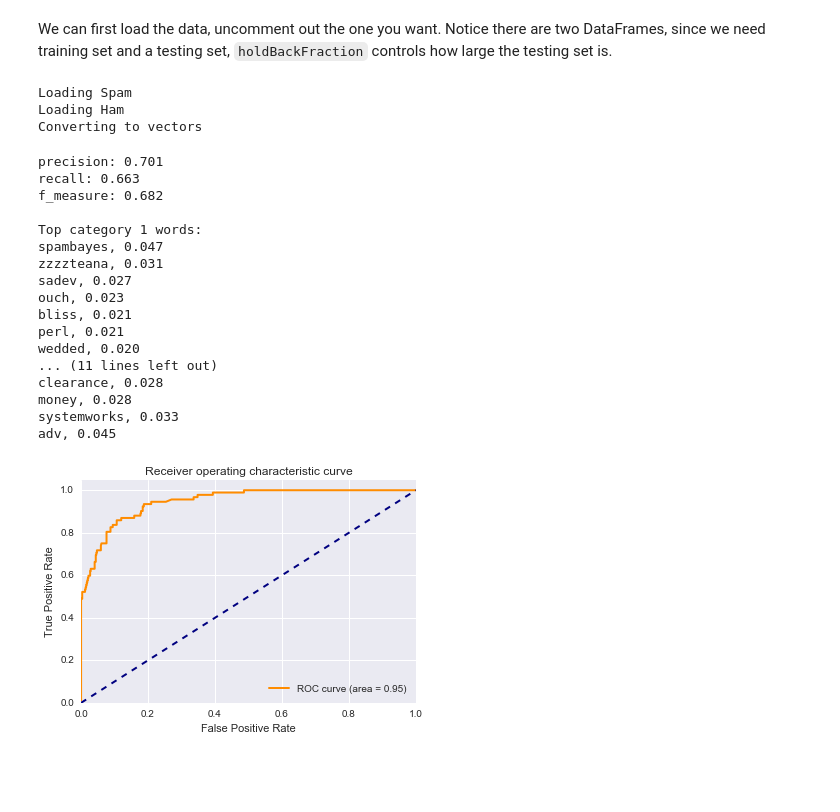
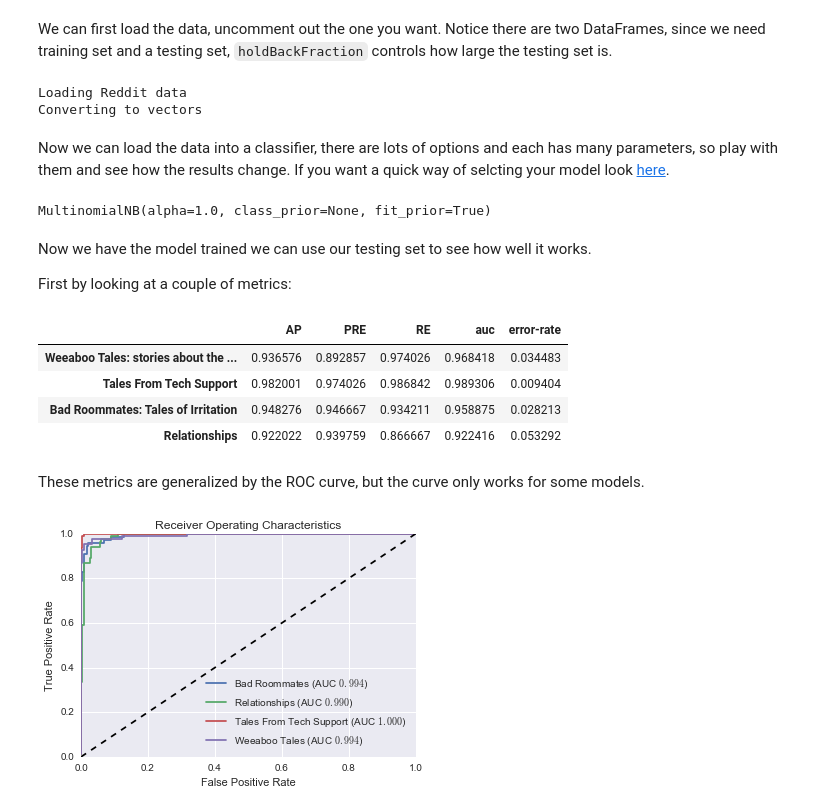
Before and after one commit to KnowledgeLab/augmentedintelligence, a Jupyter notebook: 3-Augmented-Judgment/basic.ipynb, the cells around one changed output. Cells and saved outputs as stored; diff of their text form; code cells hidden in the pictures; blank space fills up the shorter version.

```diff
--- a/3-Augmented-Judgment/basic.ipynb
+++ b/3-Augmented-Judgment/basic.ipynb
@@ -12,36 +18,39 @@ We can first load the data, uncomment out the one you want. Notice there are two
 # %%
 holdBackFraction = .2
 
-trainDF, testDF = ai.condense3.loadSpam()
-#trainDF, testDF = ai.condense3.loadObamaClinton()
+#trainDF, testDF = ai.condense3.loadSpam(holdBackFraction)
+trainDF, testDF = ai.condense3.loadReddit(holdBackFraction)
+#trainDF, testDF = ai.condense3.loadNewsGroups(holdBackFraction)
+#trainDF, testDF = ai.condense3.loadObamaClinton(holdBackFraction)
 # %% [output]
-Loading Spam
-Loading Ham
+Loading Reddit data
 Converting to vectors
-# %%
-clf = ai.condense3.NaiveBayesClassifier()
-clf.train(trainDF, 'binary', 'normalized_text')
+# %% [markdown]
+Now we can load the data into a classifier, there are lots of options and each has many parameters, so play with them and see how the results change. If you want a quick way of selcting your model look [here](http://scikit-learn.org/stable/tutorial/machine_learning_map/index.html).
+# %%
+#clf = sklearn.svm.SVC(kernel='linear', probability = True) #SVM
+#clf = sklearn.ensemble.BaggingClassifier(n_estimators=10, bootstrap=True) #Bagging
+#clf = sklearn.neighbors.KNeighborsClassifier(n_neighbors=5, weights='uniform') #K-nearest neighbors
+clf = sklearn.naive_bayes.MultinomialNB(alpha=1.0) #Naive Bayes
+#clf = sklearn.neural_network.MLPClassifier(hidden_layer_sizes=(100, ), activation='relu') #Simple Neural Net
+clf.fit(np.stack(trainDF['vect'], axis=1)[0], trainDF['category'])
+# %% [output]
+MultinomialNB(alpha=1.0, class_prior=None, fit_prior=True)
+# %% [markdown]
+Now we have the model trained we can use our testing set to see how well it works.
+
+First by looking at a couple of metrics:
 # %%
 ai.condense3.evaluateClassifier(clf, testDF)
 # %% [output]
-precision: 0.701
-recall: 0.663
-f_measure: 0.682
-
-Top category 1 words:
-spambayes, 0.047
-zzzzteana, 0.031
-sadev, 0.027
-ouch, 0.023
-bliss, 0.021
-perl, 0.021
-wedded, 0.020
-... (11 lines left out)
-clearance, 0.028
-money, 0.028
-systemworks, 0.033
-adv, 0.045
+|  | AP | PRE | RE | auc | error-rate |
+| Weeaboo Tales: stories about the ... | 0.936576 | 0.892857 | 0.974026 | 0.968418 | 0.034483 |
+| Tales From Tech Support | 0.982001 | 0.974026 | 0.986842 | 0.989306 | 0.009404 |
+| Bad Roommates: Tales of Irritation | 0.948276 | 0.946667 | 0.934211 | 0.958875 | 0.028213 |
+| Relationships | 0.922022 | 0.939759 | 0.866667 | 0.922416 | 0.053292 |
+# %% [markdown]
+These metrics are generalized by the ROC curve, but the curve only works for some models.
 # %%
-ai.condense3.plotClassifier(clf, testDF)
+ai.condense3.plotMultiROC(clf, testDF)
 # %% [output]
-[figure, old version]
+[figure, new version]
```
Also changed, not shown: parts of 4 cells of this notebook, 1 other file.
